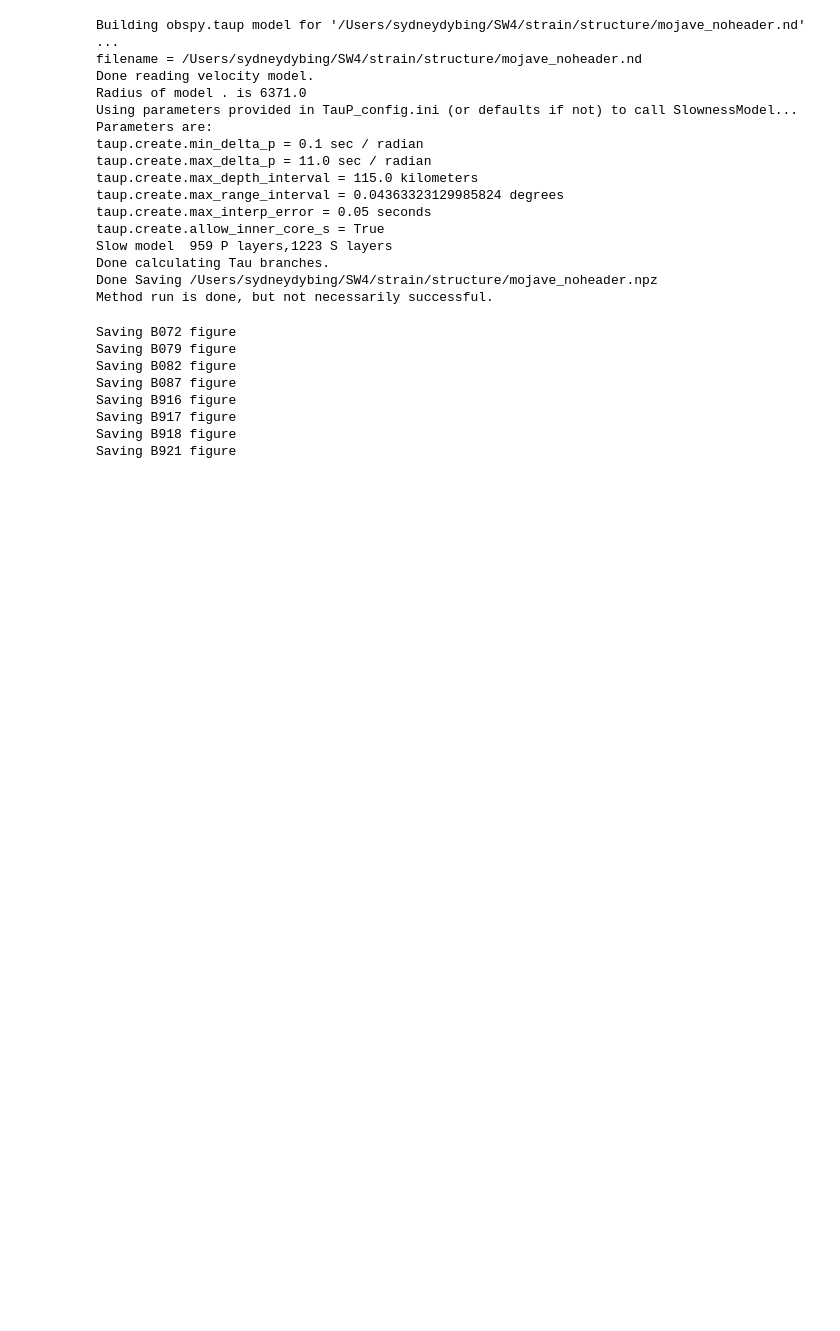
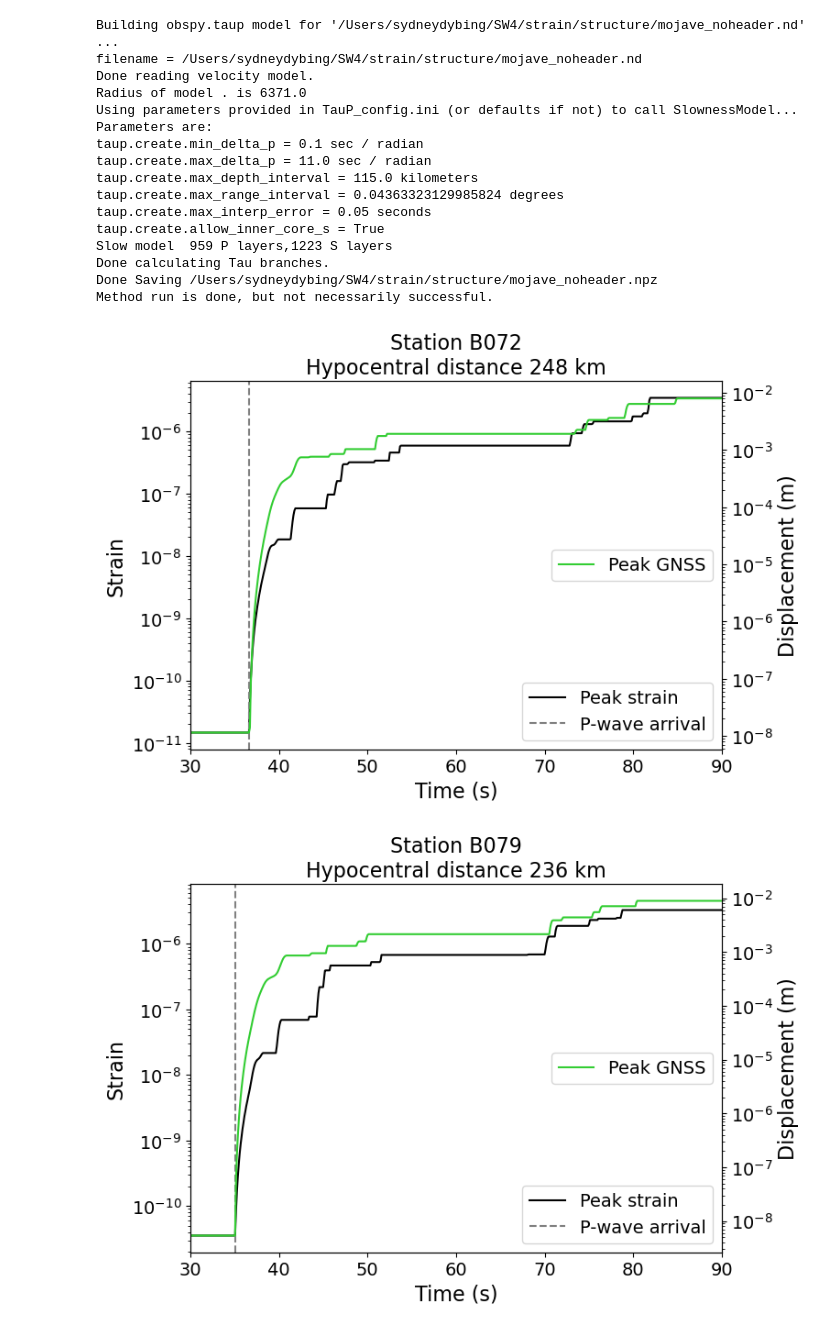
Before and after one commit to UO-Geophysics/sw4_strain, a Jupyter notebook: 1_plot_and_save_sw4_peak_strain_vs_peak_gnss.ipynb, the cells around one changed output. Saved outputs shown, nothing was run; the diff lists cells and outputs as text; code cells hidden in the pictures; blank space fills up the shorter version.

```diff
--- a/1_plot_and_save_sw4_peak_strain_vs_peak_gnss.ipynb
+++ b/1_plot_and_save_sw4_peak_strain_vs_peak_gnss.ipynb
@@ -134,39 +138,33 @@ for idx in range(len(stas_sub)):
     mod_rms_gnss[:gnss_p_i] = p_arr_gnss # Strain before the P wave is set to be the same as the strain AT the P wave
     peak_gnss = mod_rms_gnss.copy()
     for k in range(0,len(mod_rms_gnss)):
         if k == 0:
             gnss = mod_rms_gnss[0]
             max_gnss = gnss
         else:
             # Grab progressively longer windows and save the biggest strain
             gnss = mod_rms_gnss[:k+1] # Has to be k+1 because slicing doesn't include last one
             max_gnss = max(gnss)
         # Put peak strain back into the output stream
         peak_gnss[k] = max_gnss
 
     ### Make plots ###
 
-    make_plots(sta, hypo_dist, theo_p_arr, time_strain, rms_strain, peak_strain, time_gnss, rms_gnss, peak_gnss, show_or_save = 'save')
+    make_plots(sta, hypo_dist, theo_p_arr, time_strain, rms_strain, peak_strain, time_gnss, rms_gnss, peak_gnss, show_or_save = 'show')
 
     ### Save the new data ###
 
 #     both_rms_strain = np.column_stack((time_strain, rms_strain))
 #     np.save(path + 'rms_and_peak_sw4_data/strain/rms/' + str(sta) + '.npy', both_rms_strain)
 
 #     both_rms_gnss = np.column_stack((time_gnss, rms_gnss))
 #     np.save(path + 'rms_and_peak_sw4_data/gnss_at_strain_locs/rms/' + str(sta) + '.npy', both_rms_gnss)
 
 #     both_peak_strain = np.column_stack((time_strain, peak_strain))
 #     np.save(path + 'rms_and_peak_sw4_data/strain/peak/' + str(sta) + '.npy', both_peak_strain)
 
 #     both_peak_gnss = np.column_stack((time_gnss, peak_gnss))
 #     np.save(path + 'rms_and_peak_sw4_data/gnss_at_strain_locs/peak/' + str(sta) + '.npy', both_peak_gnss)
 # %% [output]
-Saving B072 figure
-Saving B079 figure
-Saving B082 figure
-Saving B087 figure
-Saving B916 figure
-Saving B917 figure
-Saving B918 figure
-Saving B921 figure
+[figure, added]
+[figure, added]
```
Also changed, not shown: parts of 2 cells of this notebook, 1 other file.
